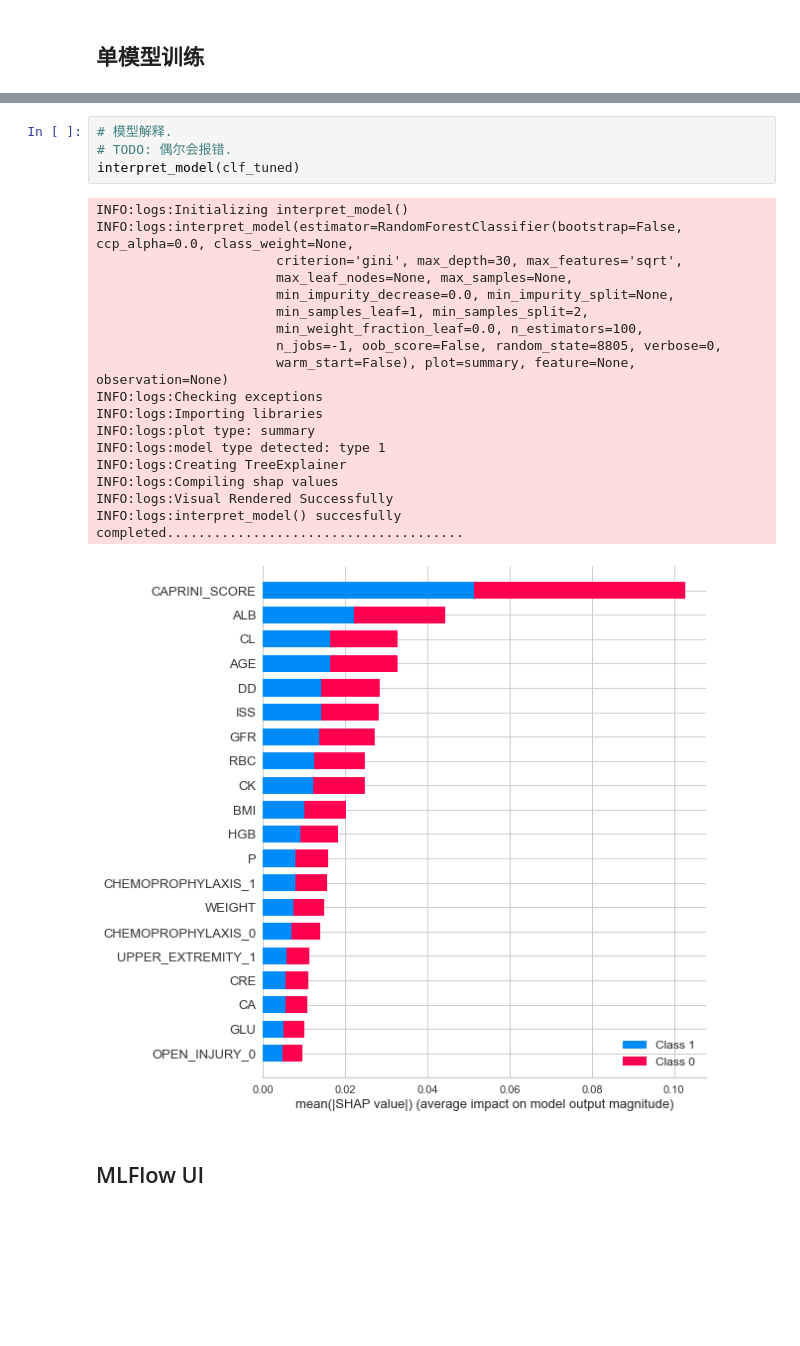
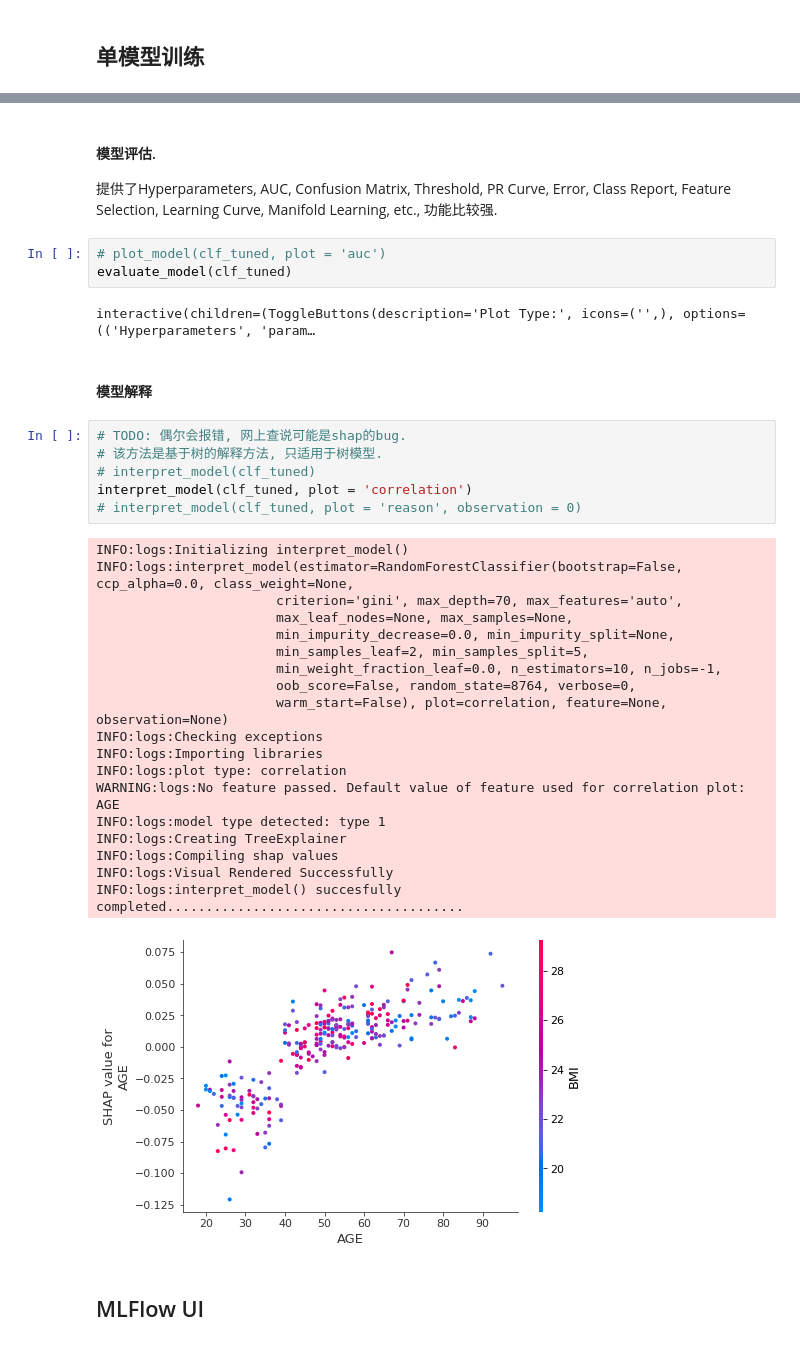
Before and after one commit to Ulti-Dreisteine/PyCaret-tutorial, a Jupyter notebook: src/tutorial_0_classification.ipynb, the cells around one changed output, grey strips where cells are left out. Drawn from its saved outputs; the diff is of its cells as text; blank space fills up the shorter version.

```diff
--- a/src/tutorial_0_classification.ipynb
+++ b/src/tutorial_0_classification.ipynb
@@ -178,26 +186,41 @@ interactive(children=(ToggleButtons(description='Plot Type:', icons=('',), optio
-# %%
-# 模型解释.
-# TODO: 偶尔会报错.
-interpret_model(clf_tuned)
-# %% [output]
-INFO:logs:Initializing interpret_model()
-INFO:logs:interpret_model(estimator=RandomForestClassifier(bootstrap=False, ccp_alpha=0.0, class_weight=None,
-                       criterion='gini', max_depth=30, max_features='sqrt',
-                       max_leaf_nodes=None, max_samples=None,
-                       min_impurity_decrease=0.0, min_impurity_split=None,
-                       min_samples_leaf=1, min_samples_split=2,
-                       min_weight_fraction_leaf=0.0, n_estimators=100,
-                       n_jobs=-1, oob_score=False, random_state=8805, verbose=0,
-                       warm_start=False), plot=summary, feature=None, observation=None)
-INFO:logs:Checking exceptions
-INFO:logs:Importing libraries
-INFO:logs:plot type: summary
-INFO:logs:model type detected: type 1
-INFO:logs:Creating TreeExplainer
-INFO:logs:Compiling shap values
-INFO:logs:Visual Rendered Successfully
-INFO:logs:interpret_model() succesfully completed......................................
-[figure, removed]
+# %% [markdown]
+#### 模型评估.
+
+提供了Hyperparameters, AUC, Confusion Matrix, Threshold, PR Curve, Error, Class
+Report, Feature Selection, Learning Curve, Manifold Learning, etc., 功能比较强.
+# %%
+# plot_model(clf_tuned, plot = 'auc')
+evaluate_model(clf_tuned)
+# %% [output]
+interactive(children=(ToggleButtons(description='Plot Type:', icons=('',), options=(('Hyperparameters', 'param…
+# %% [markdown]
+#### 模型解释
+# %%
+# TODO: 偶尔会报错, 网上查说可能是shap的bug.
+# 该方法是基于树的解释方法, 只适用于树模型.
+# interpret_model(clf_tuned)
+interpret_model(clf_tuned, plot = 'correlation')
+# interpret_model(clf_tuned, plot = 'reason', observation = 0)
+# %% [output]
+INFO:logs:Initializing interpret_model()
+INFO:logs:interpret_model(estimator=RandomForestClassifier(bootstrap=False, ccp_alpha=0.0, class_weight=None,
+                       criterion='gini', max_depth=70, max_features='auto',
+                       max_leaf_nodes=None, max_samples=None,
+                       min_impurity_decrease=0.0, min_impurity_split=None,
+                       min_samples_leaf=2, min_samples_split=5,
+                       min_weight_fraction_leaf=0.0, n_estimators=10, n_jobs=-1,
+                       oob_score=False, random_state=8764, verbose=0,
+                       warm_start=False), plot=correlation, feature=None, observation=None)
+INFO:logs:Checking exceptions
+INFO:logs:Importing libraries
+INFO:logs:plot type: correlation
+WARNING:logs:No feature passed. Default value of feature used for correlation plot: AGE
+INFO:logs:model type detected: type 1
+INFO:logs:Creating TreeExplainer
+INFO:logs:Compiling shap values
+INFO:logs:Visual Rendered Successfully
+INFO:logs:interpret_model() succesfully completed......................................
+[figure, added]
 # %% [markdown]
 ## MLFlow UI
 # %%
```
Also changed, not shown: parts of 12 cells of this notebook, 6 other files.
